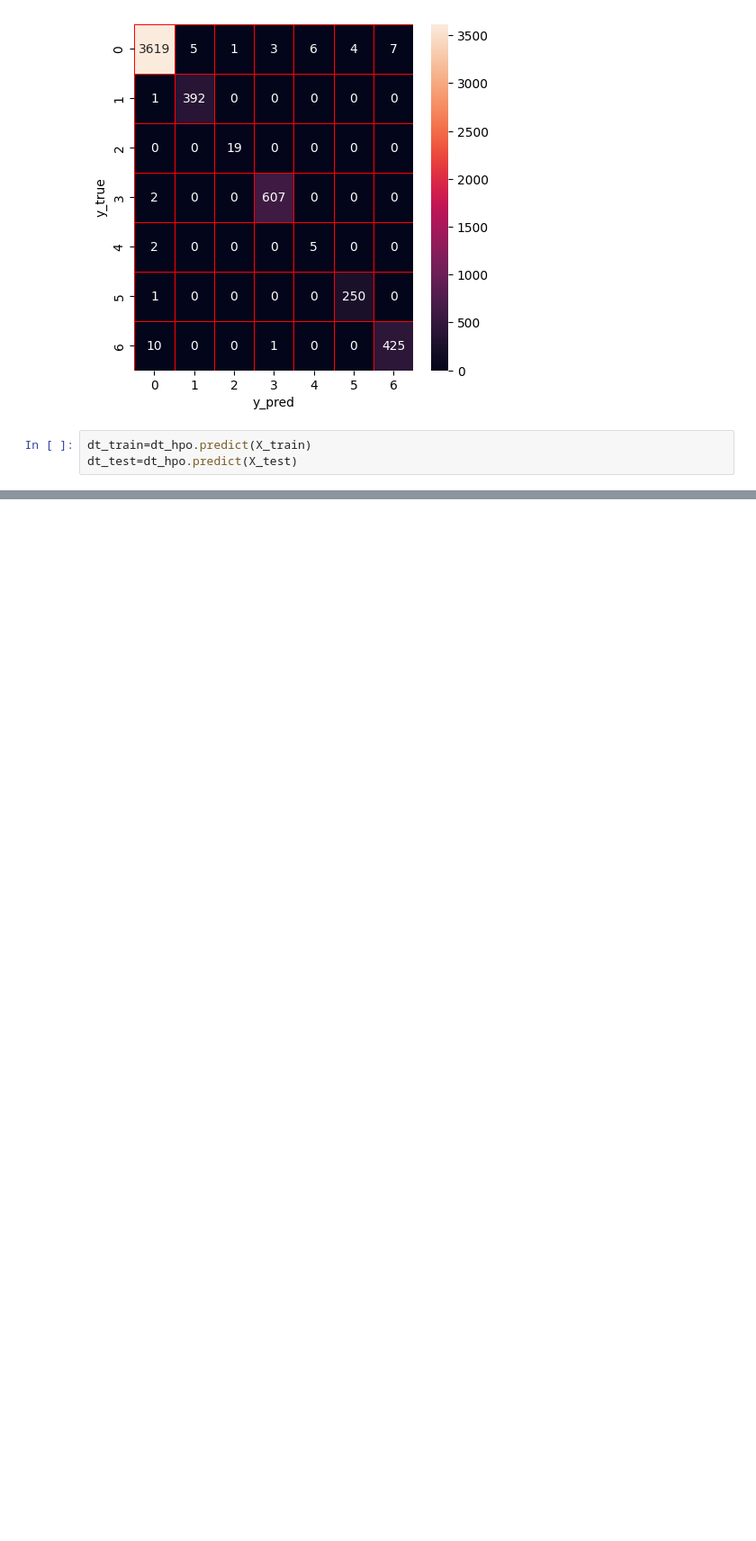
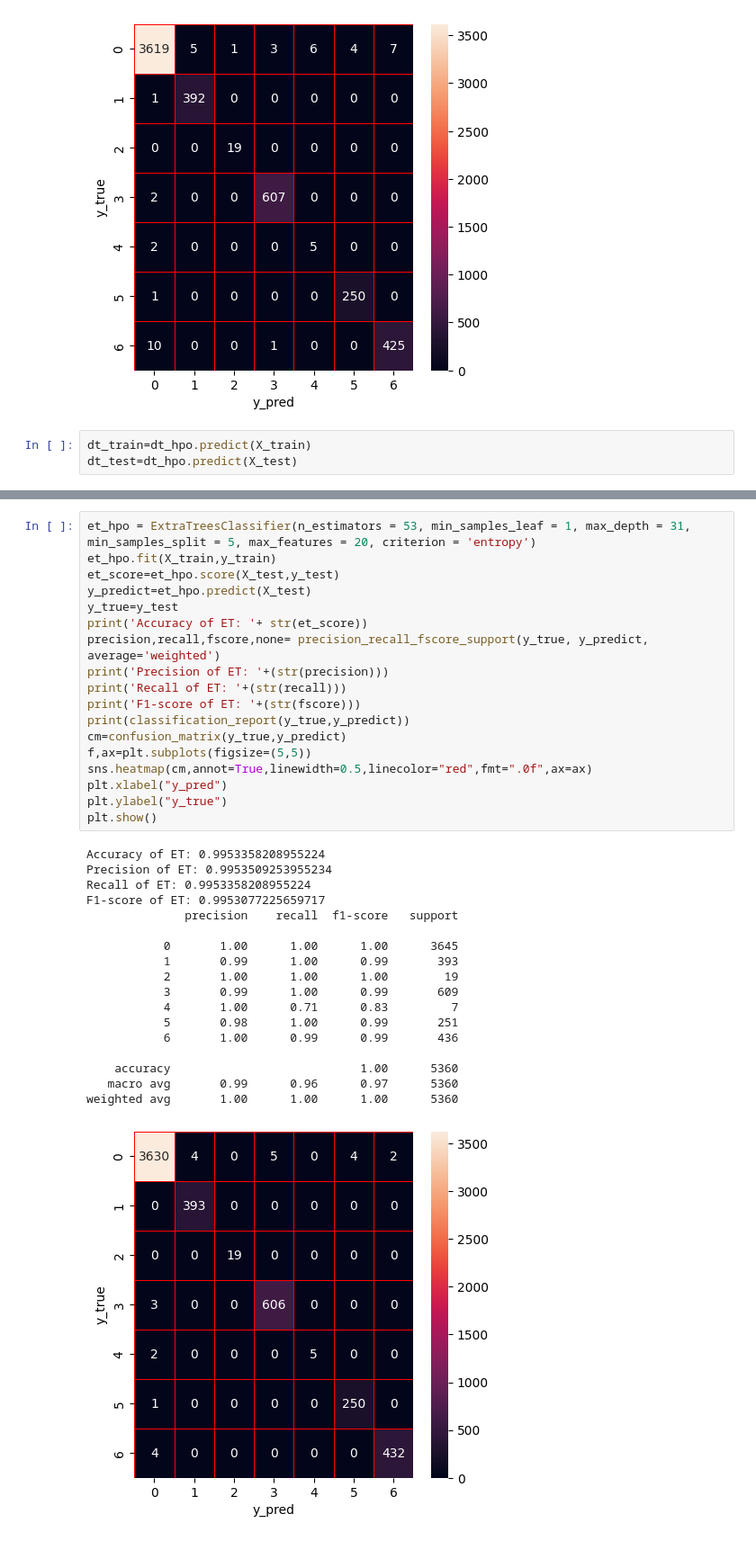
Before and after one commit to divya-392/Master-s-Project, a Jupyter notebook: MTH_IDS.ipynb, the cells around one changed output, grey strips where cells are left out. Shown at 90% size. Saved outputs shown, nothing was run; the diff lists cells and outputs as text; blank space fills up the shorter version.

```diff
--- a/MTH_IDS.ipynb
+++ b/MTH_IDS.ipynb
@@ -632,0 +711,37 @@ dt_test=dt_hpo.predict(X_test)
+# %%
+et_hpo = ExtraTreesClassifier(n_estimators = 53, min_samples_leaf = 1, max_depth = 31, min_samples_split = 5, max_features = 20, criterion = 'entropy')
+et_hpo.fit(X_train,y_train)
+et_score=et_hpo.score(X_test,y_test)
+y_predict=et_hpo.predict(X_test)
+y_true=y_test
+print('Accuracy of ET: '+ str(et_score))
+precision,recall,fscore,none= precision_recall_fscore_support(y_true, y_predict, average='weighted')
+print('Precision of ET: '+(str(precision)))
+print('Recall of ET: '+(str(recall)))
+print('F1-score of ET: '+(str(fscore)))
+print(classification_report(y_true,y_predict))
+cm=confusion_matrix(y_true,y_predict)
+f,ax=plt.subplots(figsize=(5,5))
+sns.heatmap(cm,annot=True,linewidth=0.5,linecolor="red",fmt=".0f",ax=ax)
+plt.xlabel("y_pred")
+plt.ylabel("y_true")
+plt.show()
+# %% [output]
+Accuracy of ET: 0.9953358208955224
+Precision of ET: 0.9953509253955234
+Recall of ET: 0.9953358208955224
+F1-score of ET: 0.9953077225659717
+              precision    recall  f1-score   support
+
+           0       1.00      1.00      1.00      3645
+           1       0.99      1.00      0.99       393
+           2       1.00      1.00      1.00        19
+           3       0.99      1.00      0.99       609
+           4       1.00      0.71      0.83         7
+           5       0.98      1.00      0.99       251
+           6       1.00      0.99      0.99       436
+
+    accuracy                           1.00      5360
+   macro avg       0.99      0.96      0.97      5360
+weighted avg       1.00      1.00      1.00      5360
+[figure, added]
```
Also changed, not shown: parts of 5 cells of this notebook.
